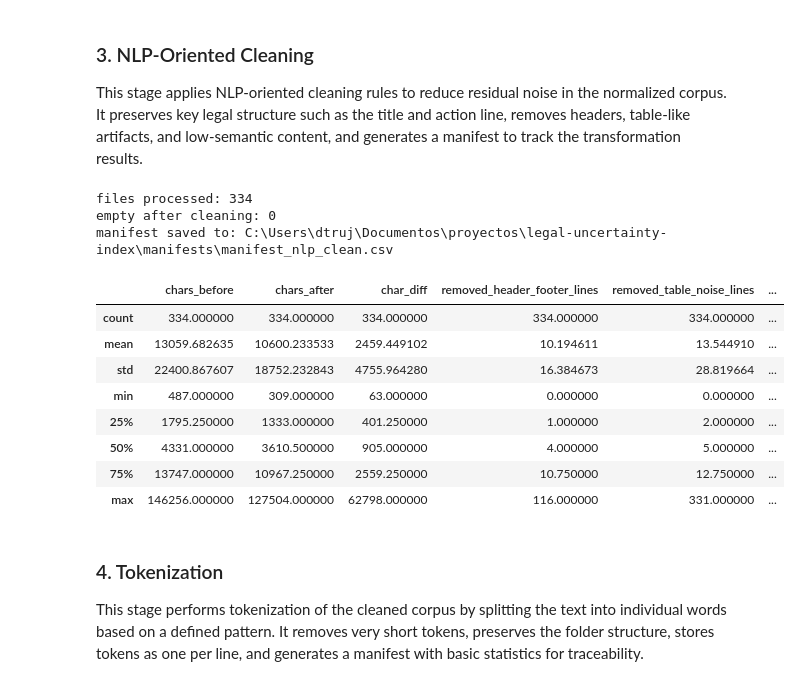
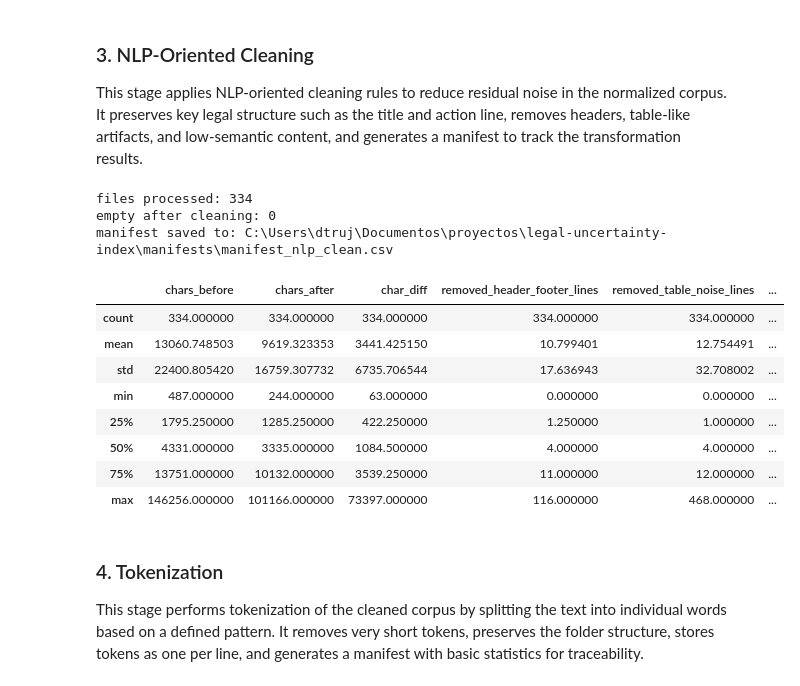
Before and after one commit to tbdorys/legal-uncertainty-index, a Jupyter notebook: notebooks/05_nlp_preprocessing.ipynb, the cells around one changed output. Cells and saved outputs as stored; diff of their text form; code cells hidden in the pictures.

```diff
--- a/notebooks/05_nlp_preprocessing.ipynb
+++ b/notebooks/05_nlp_preprocessing.ipynb
@@ -307,7 +305,7 @@ def normalize_text_structural(text: str):
     text = re.sub(r"#{2,}\s*page\s*\d+", " ", text)
 
     lines = text.split("\n")
-    lines = [line.strip() for line in lines if len(line.strip()) > 3]
+    lines = [line.strip() for line in lines if len(line.strip()) > 2]
     text = "\n".join(lines)
 
     text = re.sub(r" +", " ", text)
@@ -393,6 +391,14 @@ HEADER_PATTERNS = [
     r"gd-fm-\d+\s*v\d+",
     r"rep[uú]blica de colombia",
     r"ministerio de .*",
+    r"por el cual se adiciona el cap[ií]tulo",
+    r"decreto numero de hoja",
+    r"decreto n[uú]mero de hoja",
+    r"hoja n",
+    r"gd-fm-\d+",
+    r"gn-fm-\d+",
+    r"an-fa-m\d+",
+    r"cn_er_a\d+",
 ]
 
 TABLE_SYMBOL_PATTERN = r"[|\[\]{}<>]"
@@ -472,7 +478,13 @@ def is_valid_token(token: str) -> bool:
     if max_consecutive_consonants(token) >= 4:
         return False
 
-    if len(token) >= 5 and vowel_ratio(token) < 0.25:
+    if len(token) >= 5 and vowel_ratio(token) < 0.30:
+        return False
+
+    if len(token) >= 5 and len(set(token)) <= 3:   #new rule: low character diversity (OCR noise)
+        return False
+
+    if "q" in token and "qu" not in token:  # rule for q and qu (more strict)
         return False
 
     if re.search(r"(.)\1{2,}", token):
@@ -553,6 +565,7 @@ def split_protected_block(text: str):
     rest_lines = lines[rest_start:]
     return title_line, action_line, rest_lines
 
+
 # residual cleaning
 def clean_residual_text(lines: list[str]) -> tuple[str, dict]:
     kept_lines = []
@@ -564,6 +577,14 @@ def clean_residual_text(lines: list[str]) -> tuple[str, dict]:
         line = line.strip()
         if not line:
             continue
+
+        tokens_preview = re.findall(r"[a-záéíóúüñ0-9]+", line.lower())
+
+        if len(tokens_preview) <= 2:
+            valid_preview = [t for t in tokens_preview if is_valid_token(t)]
+            if len(valid_preview) == 0:
+                removed_low_semantic += 1
+                continue
 
         if is_header_or_footer_line(line):
             removed_header_footer += 1
@@ -578,7 +599,7 @@ def clean_residual_text(lines: list[str]) -> tuple[str, dict]:
         line = re.sub(r"\.{2,}", " ", line)
         line = re.sub(r"[^a-záéíóúüñ0-9\s\.,;:()\-\n]", " ", line)
         line = re.sub(r"\(\s*\d+\s*\)", " ", line)
-        line = re.sub(r"\b\d+\b", " ", line)
+        line = re.sub(r"\b\d+\b", " ", line) # remove standalone numeric tokens (e.g., article numbers, decree IDs, codes)
         line = re.sub(r"[.,;:()\-_\/]+", " ", line)
         line = re.sub(r"\s+", " ", line).strip()
 
@@ -599,7 +620,16 @@ def clean_residual_text(lines: list[str]) -> tuple[str, dict]:
 
         kept_lines.append(" ".join(valid_tokens))
 
-    cleaned = "\n".join(kept_lines)
+    # remove duplicated lines while preserving order
+    seen_lines = set()
+    deduped_lines = []
+
+    for line in kept_lines:
+        if line not in seen_lines:
+            deduped_lines.append(line)
+            seen_lines.add(line)
+
+    cleaned = "\n".join(deduped_lines)
     cleaned = re.sub(r"[ \t]+", " ", cleaned)
     cleaned = re.sub(r"\n{3,}", "\n\n", cleaned).strip()
 
@@ -666,40 +696,40 @@ for txt_path in normalized_files:
         "protected_action_kept": stats["protected_action_kept"],
         "is_empty_after_clean": len(clean_text.strip()) == 0,
         "status": "ok"
     })
 
 df_nlp_clean = pd.DataFrame(rows)
 df_nlp_clean.to_csv(NLP_MANIFEST_PATH, index=False, encoding="utf-8")
 
 print("files processed:", len(df_nlp_clean))
 print("empty after cleaning:", df_nlp_clean["is_empty_after_clean"].sum())
 print("manifest saved to:", NLP_MANIFEST_PATH)
 
 display(
     df_nlp_clean[
         [
             "chars_before",
             "chars_after",
             "char_diff",
             "removed_header_footer_lines",
             "removed_table_noise_lines",
             "removed_low_semantic_lines"
         ]
     ].describe()
 )
 # %% [output]
 files processed: 334
 empty after cleaning: 0
 manifest saved to: C:\Users\dtruj\Documentos\proyectos\legal-uncertainty-index\manifests\manifest_nlp_clean.csv
 |  | chars_before | chars_after | char_diff | removed_header_footer_lines | removed_table_noise_lines | ... |
 | count | 334.000000 | 334.000000 | 334.000000 | 334.000000 | 334.000000 | ... |
-| mean | 13059.682635 | 10600.233533 | 2459.449102 | 10.194611 | 13.544910 | ... |
-| std | 22400.867607 | 18752.232843 | 4755.964280 | 16.384673 | 28.819664 | ... |
-| min | 487.000000 | 309.000000 | 63.000000 | 0.000000 | 0.000000 | ... |
-| 25% | 1795.250000 | 1333.000000 | 401.250000 | 1.000000 | 2.000000 | ... |
-| 50% | 4331.000000 | 3610.500000 | 905.000000 | 4.000000 | 5.000000 | ... |
-| 75% | 13747.000000 | 10967.250000 | 2559.250000 | 10.750000 | 12.750000 | ... |
-| max | 146256.000000 | 127504.000000 | 62798.000000 | 116.000000 | 331.000000 | ... |
+| mean | 13060.748503 | 9619.323353 | 3441.425150 | 10.799401 | 12.754491 | ... |
+| std | 22400.805420 | 16759.307732 | 6735.706544 | 17.636943 | 32.708002 | ... |
+| min | 487.000000 | 244.000000 | 63.000000 | 0.000000 | 0.000000 | ... |
+| 25% | 1795.250000 | 1285.250000 | 422.250000 | 1.250000 | 1.000000 | ... |
+| 50% | 4331.000000 | 3335.000000 | 1084.500000 | 4.000000 | 4.000000 | ... |
+| 75% | 13751.000000 | 10132.000000 | 3539.250000 | 11.000000 | 12.000000 | ... |
+| max | 146256.000000 | 101166.000000 | 73397.000000 | 116.000000 | 468.000000 | ... |
 # %% [markdown]
 ### 4. Tokenization
 This stage performs tokenization of the cleaned corpus by splitting the text into individual words based on a defined pattern. It removes very short tokens, preserves the folder structure, stores tokens as one per line, and generates a manifest with basic statistics for traceability.
```
Also changed, not shown: parts of 8 cells of this notebook.
